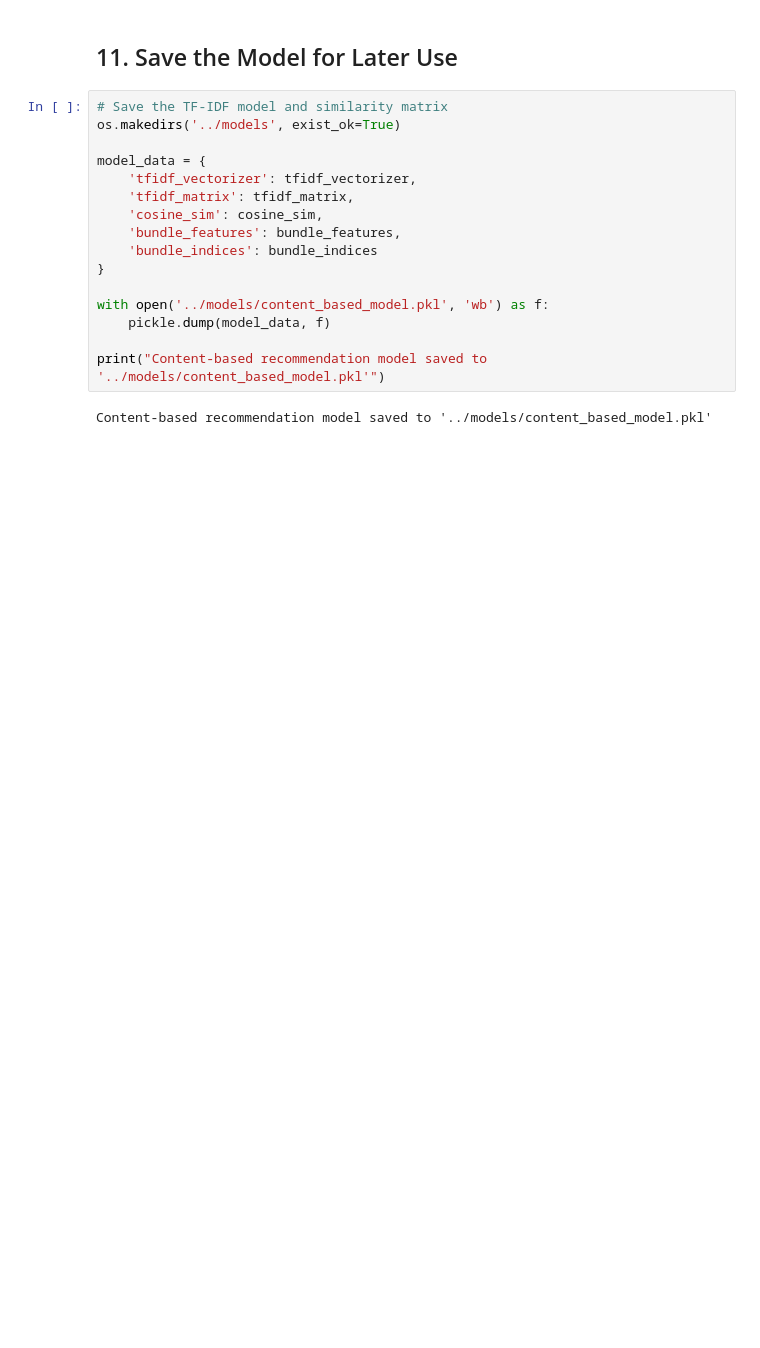
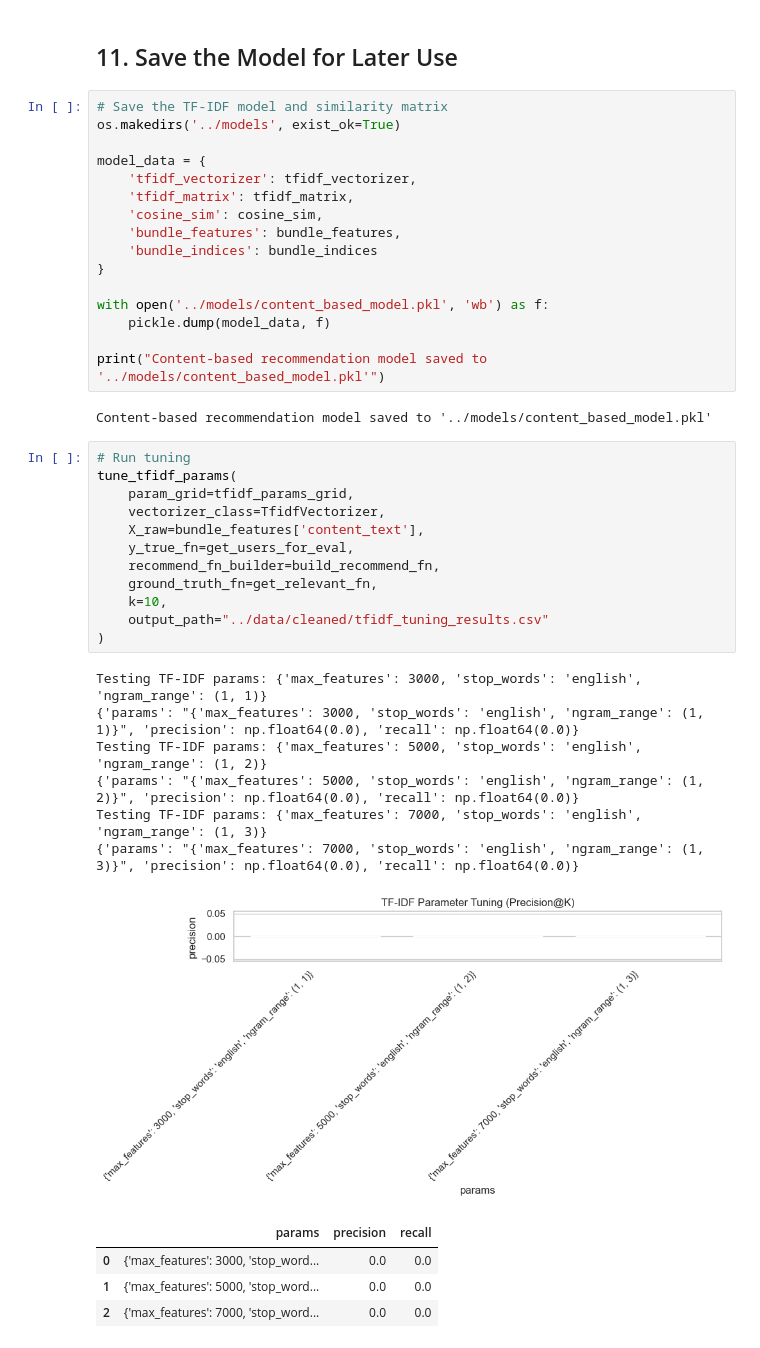
Before and after one commit to maryamzaman30/edu, a Jupyter notebook: notebooks/02_tf_idf.ipynb, the cells around one changed output. Cells and saved outputs as stored; diff of their text form; blank space fills up the shorter version.

```diff
--- a/notebooks/02_tf_idf.ipynb
+++ b/notebooks/02_tf_idf.ipynb
@@ -647,3 +692,27 @@ with open('../models/content_based_model.pkl', 'wb') as f:
 print("Content-based recommendation model saved to '../models/content_based_model.pkl'")
 # %% [output]
 Content-based recommendation model saved to '../models/content_based_model.pkl'
+# %%
+# Run tuning
+tune_tfidf_params(
+    param_grid=tfidf_params_grid,
+    vectorizer_class=TfidfVectorizer,
+    X_raw=bundle_features['content_text'],
+    y_true_fn=get_users_for_eval,
+    recommend_fn_builder=build_recommend_fn,
+    ground_truth_fn=get_relevant_fn,
+    k=10,
+    output_path="../data/cleaned/tfidf_tuning_results.csv"
+)
+# %% [output]
+Testing TF-IDF params: {'max_features': 3000, 'stop_words': 'english', 'ngram_range': (1, 1)}
+{'params': "{'max_features': 3000, 'stop_words': 'english', 'ngram_range': (1, 1)}", 'precision': np.float64(0.0), 'recall': np.float64(0.0)}
+Testing TF-IDF params: {'max_features': 5000, 'stop_words': 'english', 'ngram_range': (1, 2)}
+{'params': "{'max_features': 5000, 'stop_words': 'english', 'ngram_range': (1, 2)}", 'precision': np.float64(0.0), 'recall': np.float64(0.0)}
+Testing TF-IDF params: {'max_features': 7000, 'stop_words': 'english', 'ngram_range': (1, 3)}
+{'params': "{'max_features': 7000, 'stop_words': 'english', 'ngram_range': (1, 3)}", 'precision': np.float64(0.0), 'recall': np.float64(0.0)}
+[figure, added]
+|  | params | precision | recall |
+| 0 | {'max_features': 3000, 'stop_word... | 0.0 | 0.0 |
+| 1 | {'max_features': 5000, 'stop_word... | 0.0 | 0.0 |
+| 2 | {'max_features': 7000, 'stop_word... | 0.0 | 0.0 |
```
Also changed, not shown: parts of 6 cells of this notebook, 9 other files.
